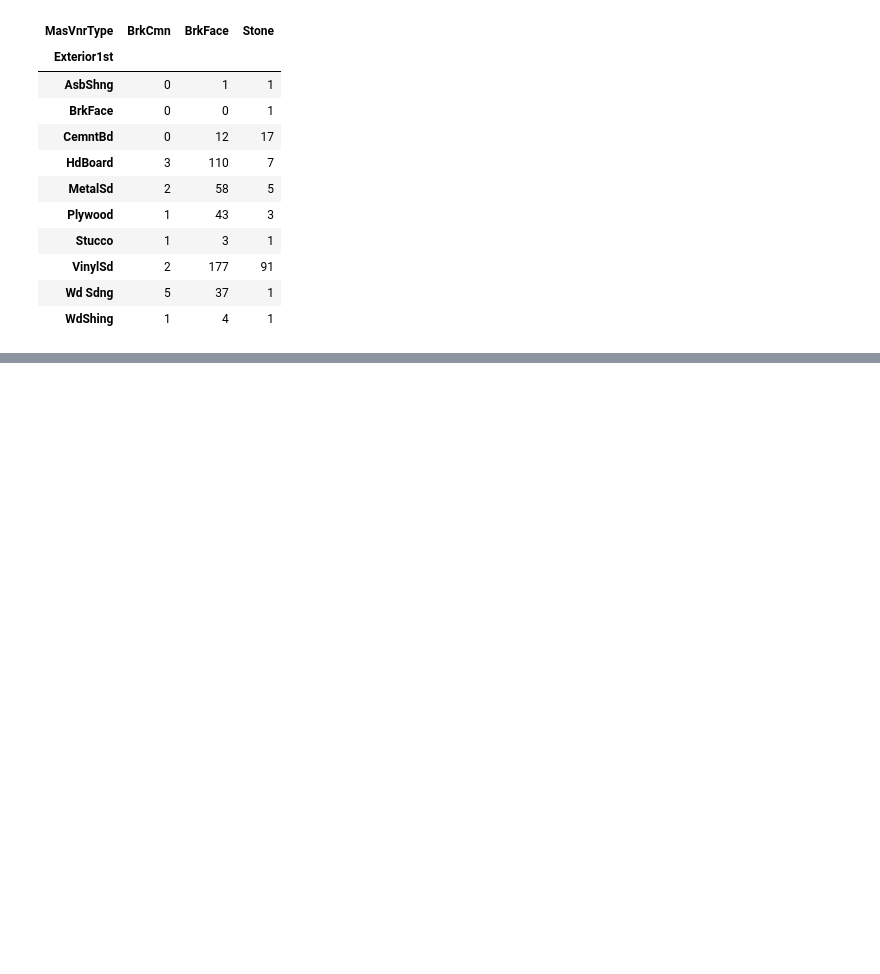
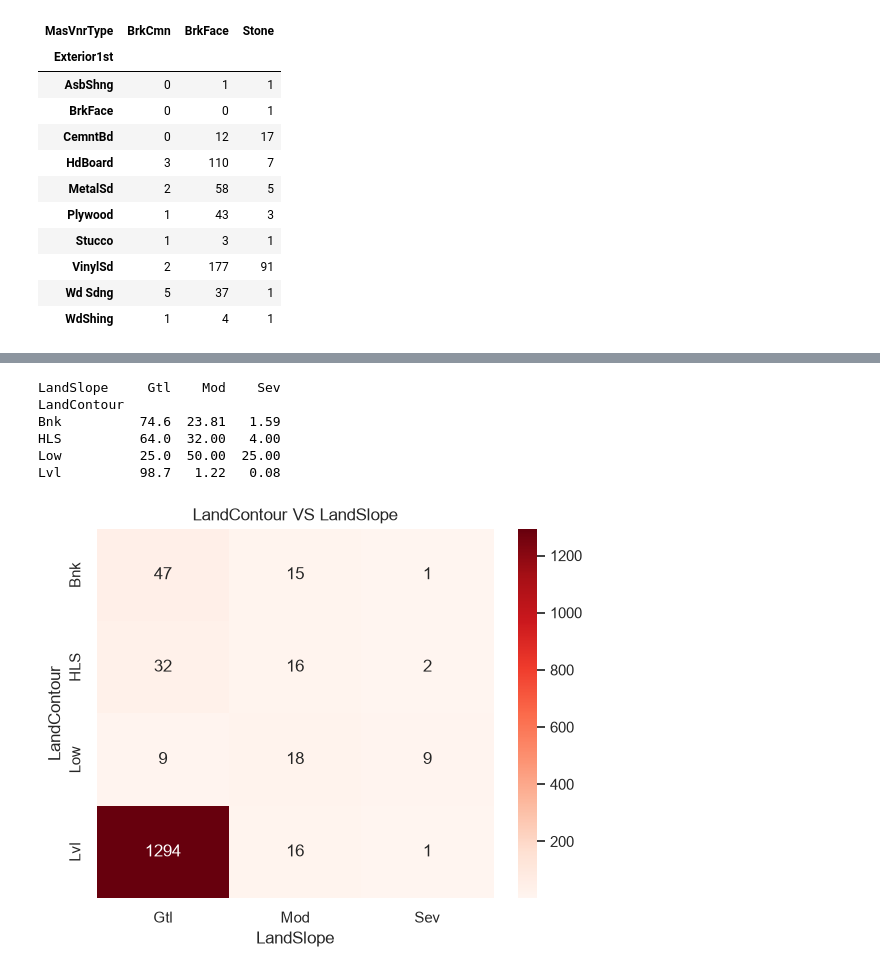
Before and after one commit to shivdt/house-price-prediction, a Jupyter notebook: notebooks/02_eda.ipynb, the cells around one changed output, grey strips where cells are left out. Saved outputs shown, nothing was run; the diff lists cells and outputs as text; code cells hidden in the pictures; blank space fills up the shorter version.

```diff
--- a/notebooks/02_eda.ipynb
+++ b/notebooks/02_eda.ipynb
@@ -592,0 +673,35 @@ pd.crosstab(
+# %%
+# Proportion table (Percentages across rows)
+crosstab_pct = pd.crosstab(
+    train_df['LandContour'],
+    train_df['LandSlope'],
+    normalize='index'
+) * 100
+# The normalize='index' parameter divides each value in a row by the sum of that row,
+
+print(crosstab_pct.round(2))
+# %% [output]
+LandSlope     Gtl    Mod    Sev
+LandContour
+Bnk          74.6  23.81   1.59
+HLS          64.0  32.00   4.00
+Low          25.0  50.00  25.00
+Lvl          98.7   1.22   0.08
+# %%
+ct = pd.crosstab(train_df['LandContour'], train_df['LandSlope'])
+sns.heatmap(ct, annot=True, fmt='d', cmap='Reds')
+
+plt.title('LandContour VS LandSlope')
+plt.xlabel('LandSlope')
+plt.ylabel('LandContour')
+plt.show()
+
+#fmt='d': Formats the text inside each cell as a
+    # whole number (integer), removing any decimals.
+
+
+# cmap='Blues': Uses a sequential blue color palette
+    # where darker blue shades represent larger numbers and
+    # lighter shades represent smaller numbers.
+# %% [output]
+[figure, added]
```
Also changed, not shown: parts of 12 cells of this notebook, 2 other files.
